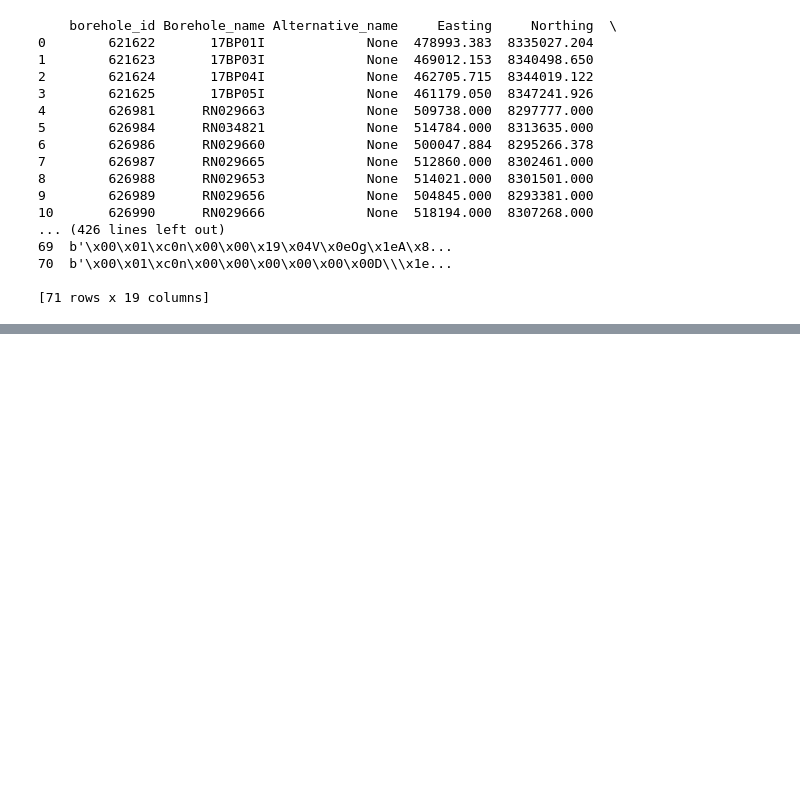
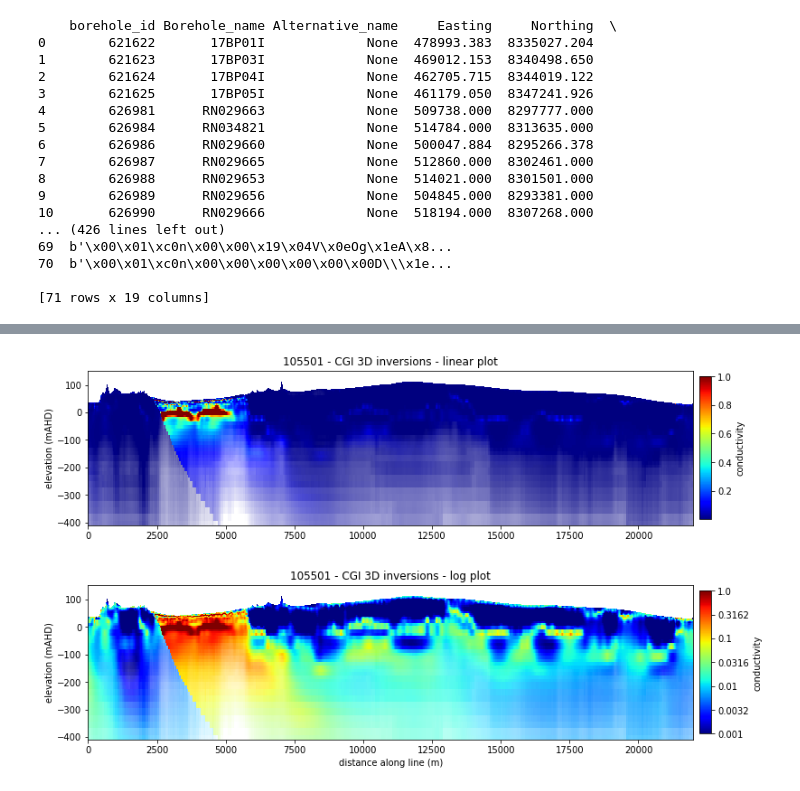
Before and after one commit to GeoscienceAustralia/hydrogeol_utils, a Jupyter notebook: notebooks/plotting_CGI_vs_NBC.ipynb, the cells around one changed output, grey strips where cells are left out. Drawn from its saved outputs; the diff is of its cells as text; code cells hidden in the pictures; blank space fills up the shorter version.

```diff
--- a/notebooks/plotting_CGI_vs_NBC.ipynb
+++ b/notebooks/plotting_CGI_vs_NBC.ipynb
@@ -243,0 +998,4 @@ for item in df_induction['borehole_id'].unique():
+# %%
+cond =  CGI_gridded_data[line]['conductivity']
+log_cond =  np.log10(CGI_gridded_data[line]['conductivity'])
+sens = np.log10(CGI_gridded_sensitivity[line]['sensitivity'])
@@ -244,2 +1027,2 @@ for item in df_induction['borehole_id'].unique():
 # %%
-outdir = r'\\prod.lan\active\proj\futurex\East_Kimberley\Data\Processed\Geophysics\AEM\CGI_OB_3D_AEM_models\sections_redone'
+outdir = r'\\prod.lan\active\proj\futurex\East_Kimberley\Data\Processed\Geophysics\AEM\CGI_OB_3D_AEM_models\sections_sensitivity'
@@ -463,0 +1029,67 @@ plt.show()
+# %%
+# Use the sensitivity to adjust the alpha of the images
+from matplotlib.colors import Normalize
+import matplotlib as mpl
+
+outfile = os.path.join(outdir, '105501_sensitivity.png')
+
+plt.close()
+
+alphas = Normalize(-8, -5)(sens)
+alphas = np.clip(alphas, 0, 1)
+
+
+# Normalize the colors b/w 0 and 1, we'll then pass an MxNx4 array to imshow
+
+vmin, vmax = 0.001, 1
+
+cond_rgb = Normalize(vmin, vmax)(cond)
+
+lvmin,lvmax = -3,0
+
+logcond_rgb = Normalize(lvmin,lvmax)(np.log10(cond))
+
+
+cmap = plt.cm.jet
+
+colors = cmap(cond_rgb)
+log_colors = cmap(logcond_rgb)
+
+colors[..., -1] = alphas
+log_colors[..., -1] = alphas
+
+fig, (ax1, ax2)  = plt.subplots(2,1,
+                                figsize = (12,8))
+
+
+
+extent = (CGI_gridded_data[line]['grid_distances'][0], CGI_gridded_data[line]['grid_distances'][-1],
+              CGI_gridded_data[line]['grid_elevations'][-1],CGI_gridded_data[line]['grid_elevations'][0])
+
+im1 = ax1.imshow(colors, aspect = 10.,
+                cmap = 'jet', extent = extent,
+                vmin =vmin, vmax= vmax )
+
+im2 = ax2.imshow(log_colors, aspect = 10.,
+                cmap = 'jet', extent = extent,
+                vmin =lvmin, vmax= lvmax )
+
+add_colourbar(fig, ax1, im1, 1.01, 0.1, 0.02, 0.8, log_plot = False,
+                 colourbar_label = 'conductivity')
+
+
+add_colourbar(fig, ax2, im2, 1.01, 0.1, 0.02, .8, log_plot = True,
+                 colourbar_label = 'conductivity')
+
+ax1.set_title('105501 - CGI 3D inversions - linear plot')
+ax2.set_title('105501 - CGI 3D inversions - log plot')
+
+ax1.set_ylabel('elevation (mAHD)')
+ax2.set_ylabel('elevation (mAHD)')
+ax2.set_xlabel('distance along line (m)')
+
+plt.savefig(outfile, dpi = 250)
+
+plt.show()
+# %% [output]
+[figure, added]
```
Also changed, not shown: parts of 35 cells of this notebook, 8 other files.
